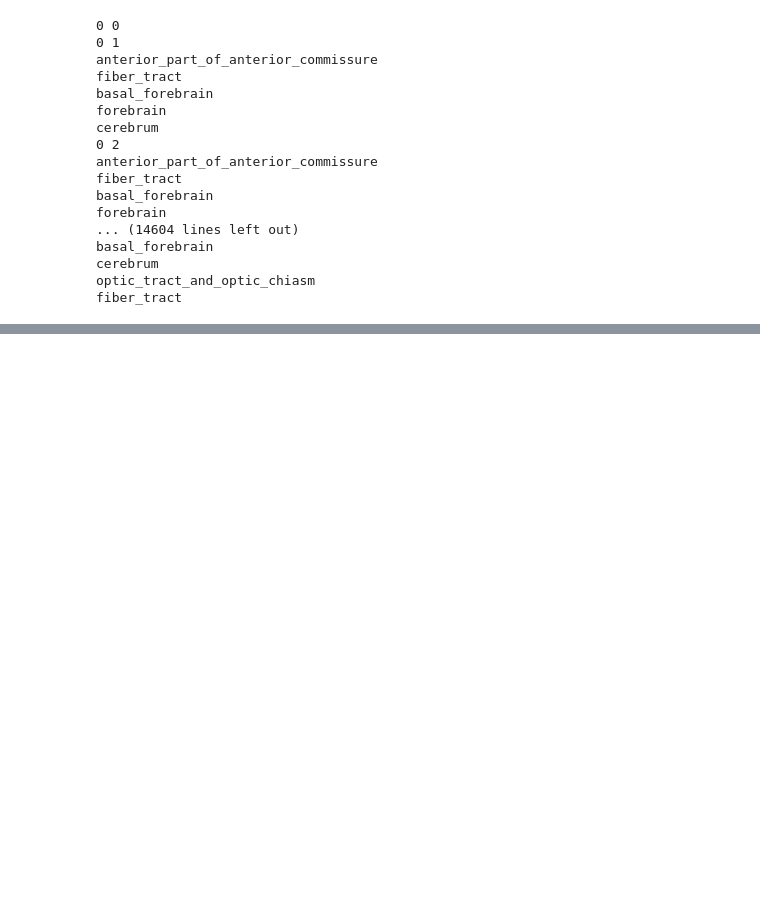
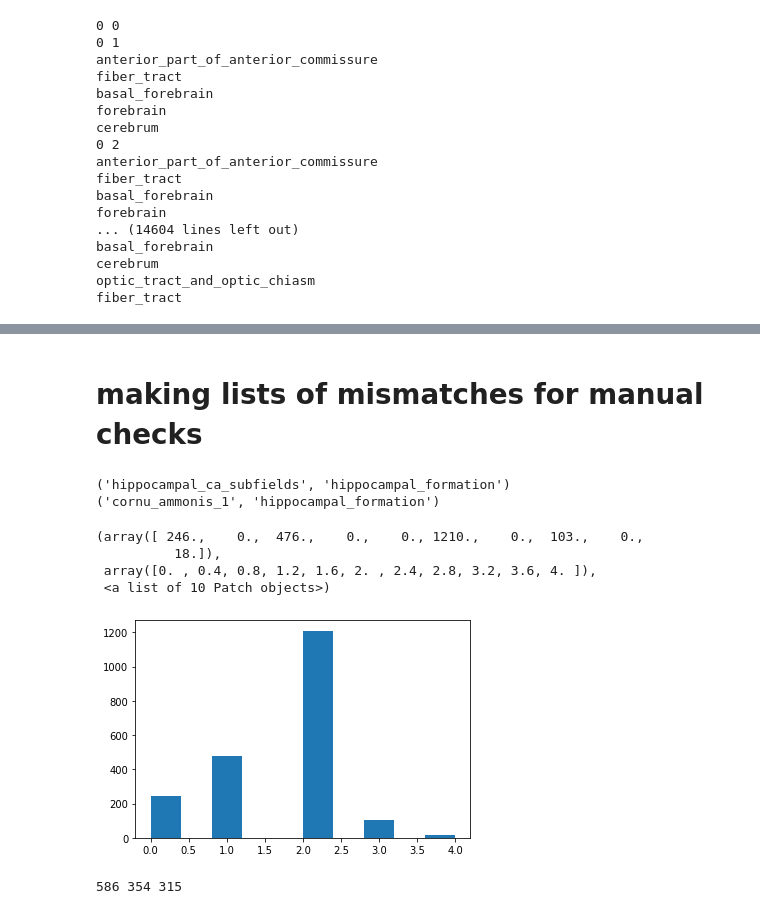
Before and after one commit to PrincetonUniversity/BrainPipe, a Jupyter notebook: tools/analysis/analysis_label_hierarchies.ipynb, the cells around one changed output, grey strips where cells are left out. Drawn from its saved outputs; the diff is of its cells as text; code cells hidden in the pictures; blank space fills up the shorter version.

```diff
--- a/tools/analysis/analysis_label_hierarchies.ipynb
+++ b/tools/analysis/analysis_label_hierarchies.ipynb
@@ -22 +21,20 @@ schwarz = tif.imread('/Users/emilydennis/Desktop/sagittal_schwarz_in_mPRA.tif')
 mpramask = tif.imread('/Users/emilydennis/Desktop/new/today/mPRA-mask.tif')
+# %%
+# get all dissimilarity values for each overlapping set in two labeled volumes
+def get_dissimilarity(Alab,Aval,Blab,Bval):
+    nameA = get_name(Alab,Aval)
+    print(nameA)
+    familytreeA = get_hierarchy(Alab,nameA)
+    nameB = get_name(Blab,Bval)
+    print(nameB)
+    familytreeB = get_hierarchy(Blab,nameB)
+    if len(familytreeA) > len(familytreeB):
+        # if family tree A longer than B
+        diss = get_diss_value(familytreeA,familytreeB)
+    elif len(familytreeB) > len(familytreeA):
+        diss = get_diss_value(familytreeB,familytreeA)
+    else:
+        da = get_diss_value(familytreeA,familytreeB)
+        db = get_diss_value(familytreeB,familytreeA)
+        diss = min(da,db)
+    return diss
@@ -42,0 +120,2 @@ IndexError: index 0 is out of bounds for axis 0 with size 0
+# %%
+overlapping_list = get_overlapping_values(fischer, lab_fischer, sigma, lab_sigma)
@@ -211,0 +184,19 @@ sigma = make_column_safe(sigma,2)
+# %% [markdown]
+# making lists of mismatches for manual checks
+# %%
+[x,y,z]= [436,504,112]
+print(get_parent_from_pos(fischer,lab_fischer,x,y,z))
+print(get_parent_from_pos(sigma,lab_sigma,x,y,z))
+# %% [output]
+('hippocampal_ca_subfields', 'hippocampal_formation')
+('cornu_ammonis_1', 'hippocampal_formation')
+# %%
+dissdf = pd.DataFrame(dissimilarities)
+# %%
+plt.hist(dissdf[2])
+# %% [output]
+(array([ 246.,    0.,  476.,    0.,    0., 1210.,    0.,  103.,    0.,
+          18.]),
+ array([0. , 0.4, 0.8, 1.2, 1.6, 2. , 2.4, 2.8, 3.2, 3.6, 4. ]),
+ <a list of 10 Patch objects>)
+[figure, added]
@@ -211,0 +244,5 @@ sigma = make_column_safe(sigma,2)
+# %%
+val=20
+print(vx[0][val],vx[1][val],vx[2][val])
+# %% [output]
+586 354 315
```
Also changed, not shown: parts of 52 cells of this notebook.
